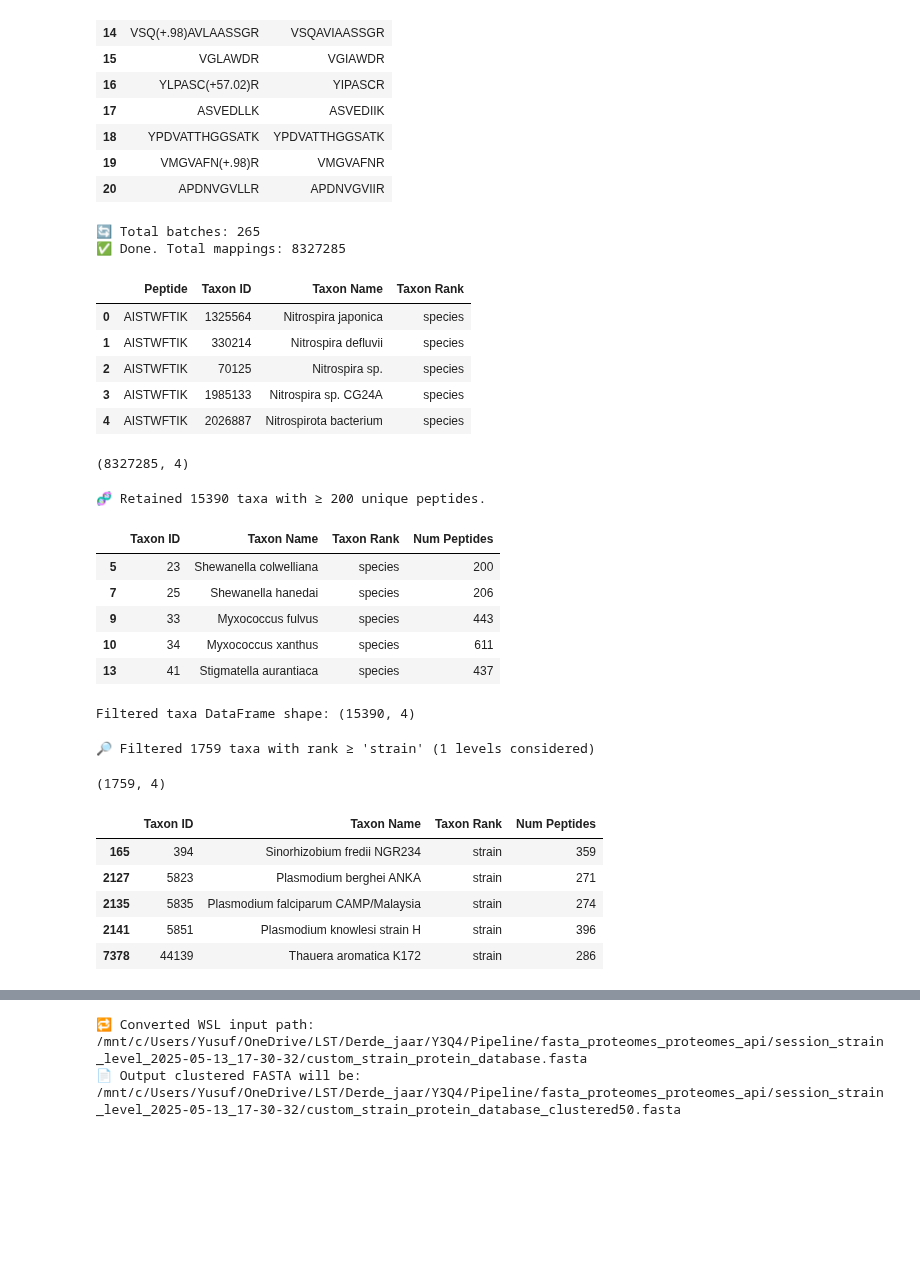
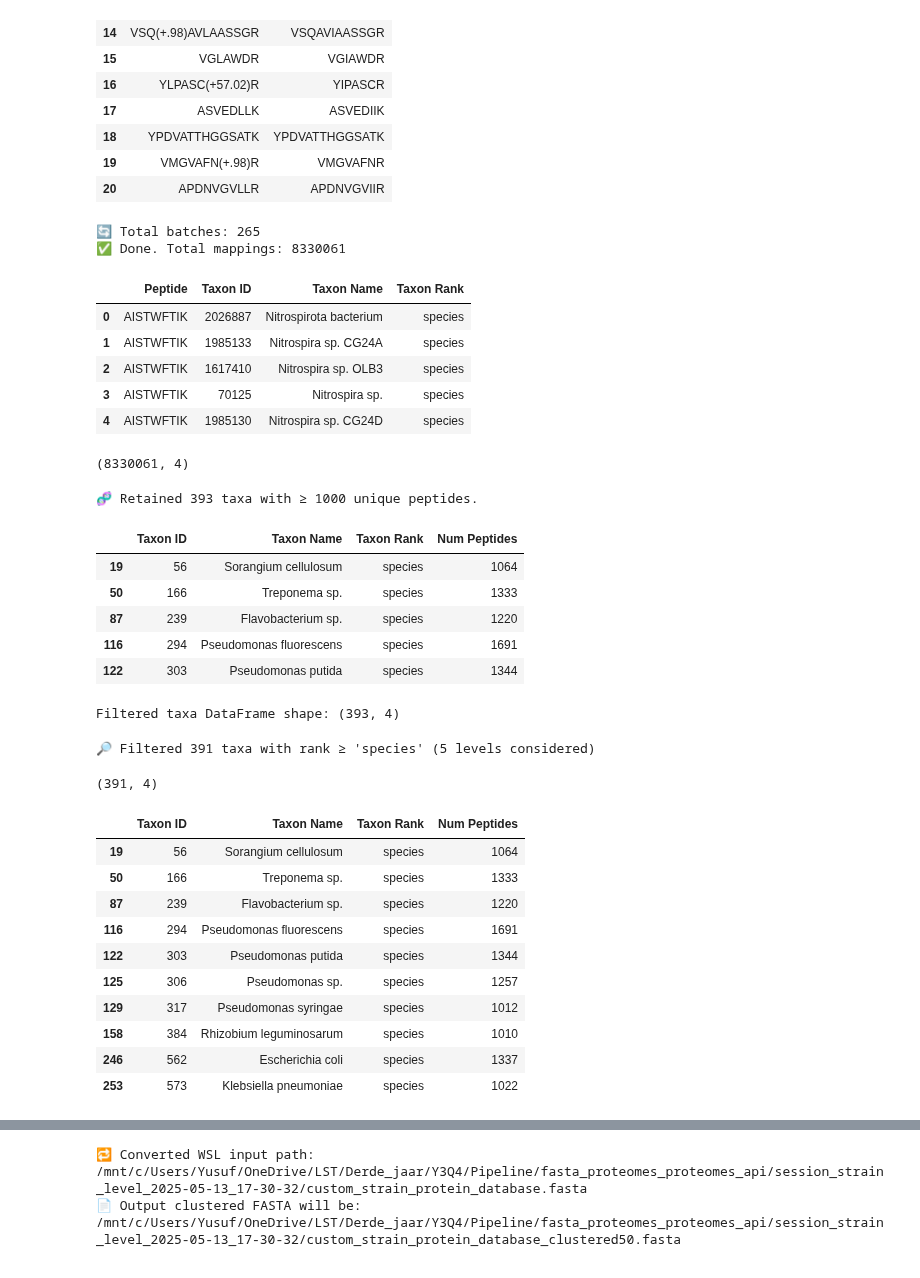
Before and after one commit to Asciilator/Peptide_identification_with_custom_database, a Jupyter notebook: pipeline_pept2taxa.ipynb, the cells around one changed output, grey strips where cells are left out. Drawn from its saved outputs; the diff is of its cells as text; code cells hidden in the pictures; blank space fills up the shorter version.

```diff
--- a/pipeline_pept2taxa.ipynb
+++ b/pipeline_pept2taxa.ipynb
@@ -0,0 +4,6 @@
+# %%
+from pathlib import Path
+
+# Automatically get the base path of your project
+base_path = Path.cwd().parents[0]  # adjust .parents[0] if needed
+print("Base path of the project:", base_path)
@@ -2,8 +13,9 @@
 # Import necessary libraries
 import pandas as pd
 
+
 # Load the de novo peptide data
-file_path = "de_novo_garmerwolde.csv"
+file_path = base_path / "de_novo_data" / "de_novo_garmerwolde.csv"
 df = pd.read_csv(file_path)
 
 # Display the dataset dimensions
@@ -161,14 +173,14 @@ taxa_results_df = request_unipept_pept2taxa(filtered_df, seq_col="Cleaned Sequen
 display(taxa_results_df.head())
 # %% [output]
 🔄 Total batches: 265
-✅ Done. Total mappings: 8327285
+✅ Done. Total mappings: 8330061
 |  | Peptide | Taxon ID | Taxon Name | Taxon Rank |
-| 0 | AISTWFTIK | 1325564 | Nitrospira japonica | species |
-| 1 | AISTWFTIK | 330214 | Nitrospira defluvii | species |
-| 2 | AISTWFTIK | 70125 | Nitrospira sp. | species |
-| 3 | AISTWFTIK | 1985133 | Nitrospira sp. CG24A | species |
-| 4 | AISTWFTIK | 2026887 | Nitrospirota bacterium | species |
+| 0 | AISTWFTIK | 2026887 | Nitrospirota bacterium | species |
+| 1 | AISTWFTIK | 1985133 | Nitrospira sp. CG24A | species |
+| 2 | AISTWFTIK | 1617410 | Nitrospira sp. OLB3 | species |
+| 3 | AISTWFTIK | 70125 | Nitrospira sp. | species |
+| 4 | AISTWFTIK | 1985130 | Nitrospira sp. CG24D | species |
 # %%
 display(taxa_results_df.shape)
 # %% [output]
-(8327285, 4)
+(8330061, 4)
@@ -243,19 +200,19 @@ def filter_taxa_by_peptide_support(taxa_df, min_peptides=5):
     return filtered
 # %%
 # === Example usage ===
-min_peptides = 700  # Set your desired supporting peptide threshold here (will also be used for database name)
+min_peptides = 1000  # Set your desired supporting peptide threshold here (will also be used for database name)
 filtered_taxa_df = filter_taxa_by_peptide_support(taxa_results_df, min_peptides)
 display(filtered_taxa_df.head())
 print(f"Filtered taxa DataFrame shape: {filtered_taxa_df.shape}")
 # %% [output]
-🧬 Retained 15390 taxa with ≥ 200 unique peptides.
+🧬 Retained 393 taxa with ≥ 1000 unique peptides.
 |  | Taxon ID | Taxon Name | Taxon Rank | Num Peptides |
-| 5 | 23 | Shewanella colwelliana | species | 200 |
-| 7 | 25 | Shewanella hanedai | species | 206 |
-| 9 | 33 | Myxococcus fulvus | species | 443 |
-| 10 | 34 | Myxococcus xanthus | species | 611 |
-| 13 | 41 | Stigmatella aurantiaca | species | 437 |
+| 19 | 56 | Sorangium cellulosum | species | 1064 |
+| 50 | 166 | Treponema sp. | species | 1333 |
+| 87 | 239 | Flavobacterium sp. | species | 1220 |
+| 116 | 294 | Pseudomonas fluorescens | species | 1691 |
+| 122 | 303 | Pseudomonas putida | species | 1344 |
-Filtered taxa DataFrame shape: (15390, 4)
+Filtered taxa DataFrame shape: (393, 4)
 # %%
 def filter_taxa_by_rank_level(taxa_df, min_rank="species"):
     """
@@ -292,15 +249,21 @@ def filter_taxa_by_rank_level(taxa_df, min_rank="species"):
     print(f"🔎 Filtered {len(filtered)} taxa with rank ≥ '{min_rank}' ({len(allowed_ranks)} levels considered)")
     return filtered
 # %%
-filtered_taxa_by_rank = filter_taxa_by_rank_level(filtered_taxa_df, min_rank="strain")
+min_rank = "species"  # Set your desired minimum rank here
+filtered_taxa_by_rank = filter_taxa_by_rank_level(filtered_taxa_df, min_rank)
 display(filtered_taxa_by_rank.shape)
-display(filtered_taxa_by_rank.head())
+display(filtered_taxa_by_rank.head(10))
 # %% [output]
-🔎 Filtered 1759 taxa with rank ≥ 'strain' (1 levels considered)
+🔎 Filtered 391 taxa with rank ≥ 'species' (5 levels considered)
-(1759, 4)
+(391, 4)
 |  | Taxon ID | Taxon Name | Taxon Rank | Num Peptides |
-| 165 | 394 | Sinorhizobium fredii NGR234 | strain | 359 |
-| 2127 | 5823 | Plasmodium berghei ANKA | strain | 271 |
-| 2135 | 5835 | Plasmodium falciparum CAMP/Malaysia | strain | 274 |
-| 2141 | 5851 | Plasmodium knowlesi strain H | strain | 396 |
-| 7378 | 44139 | Thauera aromatica K172 | strain | 286 |
+| 19 | 56 | Sorangium cellulosum | species | 1064 |
+| 50 | 166 | Treponema sp. | species | 1333 |
+| 87 | 239 | Flavobacterium sp. | species | 1220 |
+| 116 | 294 | Pseudomonas fluorescens | species | 1691 |
+| 122 | 303 | Pseudomonas putida | species | 1344 |
+| 125 | 306 | Pseudomonas sp. | species | 1257 |
+| 129 | 317 | Pseudomonas syringae | species | 1012 |
+| 158 | 384 | Rhizobium leguminosarum | species | 1010 |
+| 246 | 562 | Escherichia coli | species | 1337 |
+| 253 | 573 | Klebsiella pneumoniae | species | 1022 |
```
Also changed, not shown: parts of 10 cells of this notebook, 1 other file.
